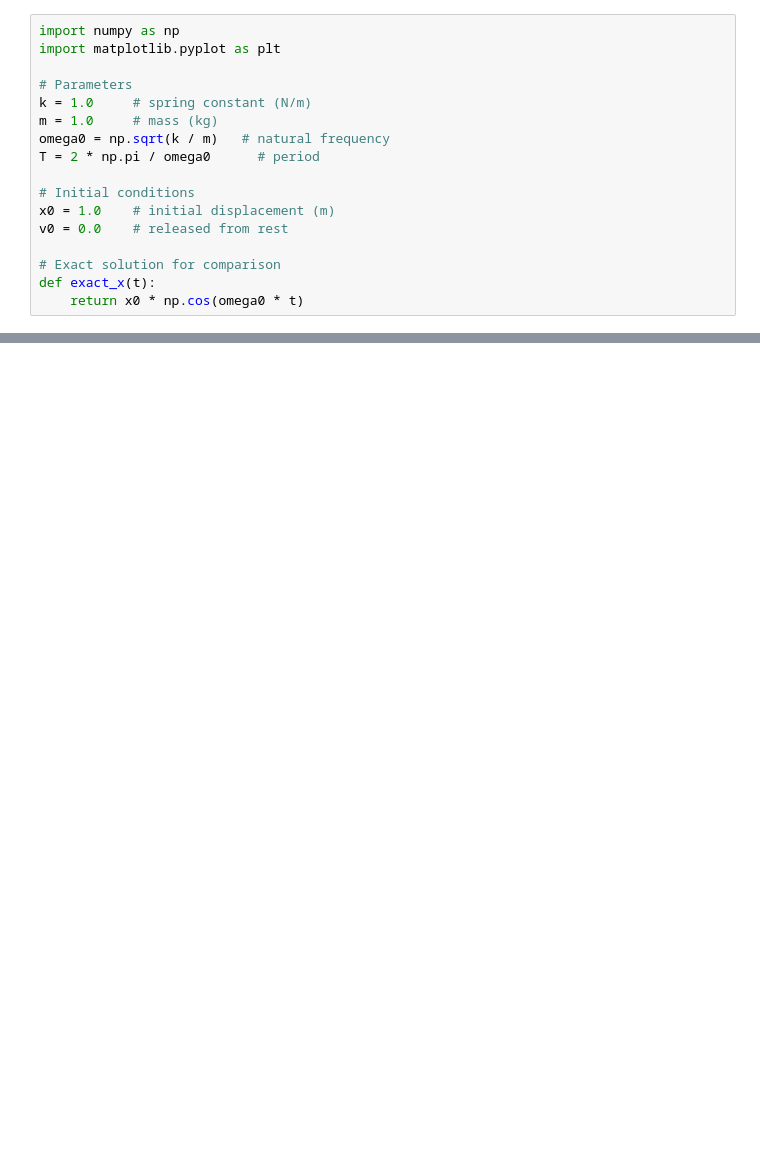
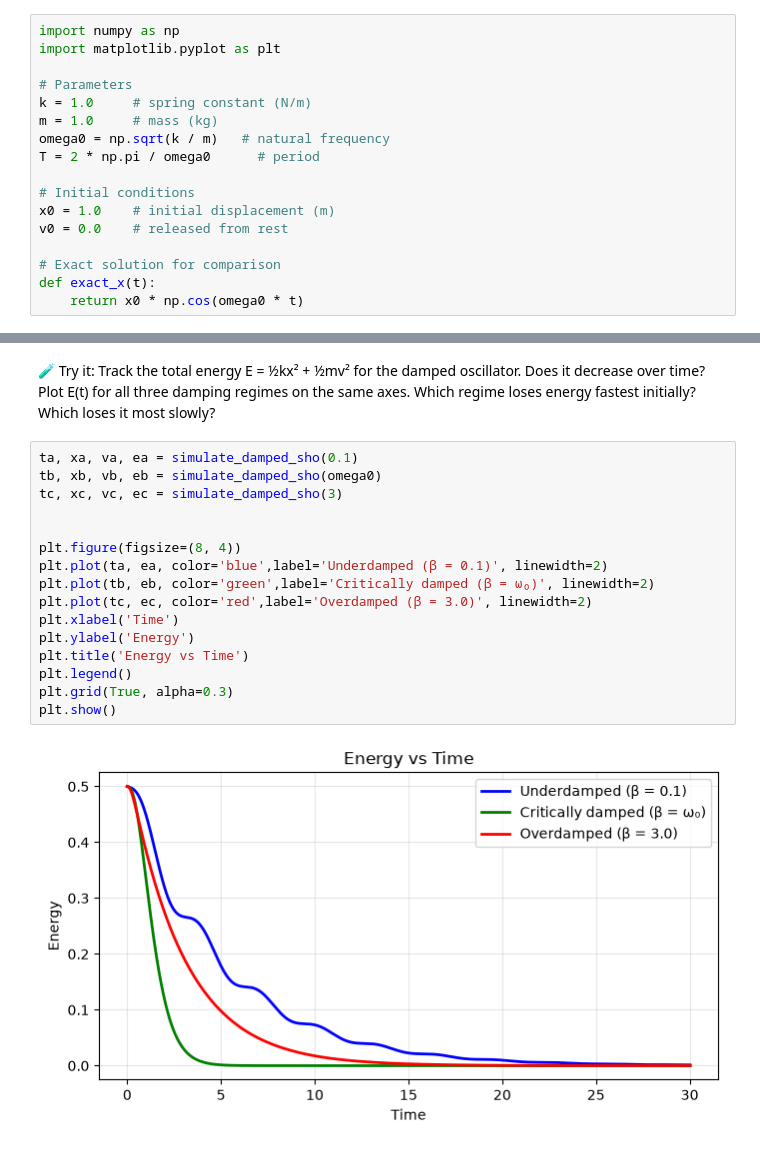
Before and after one commit to inoe-tech/phys311, a Jupyter notebook: labs/Lab 3/Lesson 3.ipynb, the cells around one changed output, grey strips where cells are left out. Saved outputs shown, nothing was run; the diff lists cells and outputs as text; blank space fills up the shorter version.

```diff
--- a/labs/Lab 3/Lesson 3.ipynb
+++ b/labs/Lab 3/Lesson 3.ipynb
@@ -78,0 +189,20 @@ plt.show()
+# %% [markdown]
+🧪 Try it: Track the total energy E = ½kx² + ½mv² for the damped oscillator. Does it decrease over time? Plot E(t) for all three damping regimes on the same axes. Which regime loses energy fastest initially? Which loses it most slowly?
+# %%
+ta, xa, va, ea = simulate_damped_sho(0.1)
+tb, xb, vb, eb = simulate_damped_sho(omega0)
+tc, xc, vc, ec = simulate_damped_sho(3)
+
+
+plt.figure(figsize=(8, 4))
+plt.plot(ta, ea, color='blue',label='Underdamped (β = 0.1)', linewidth=2)
+plt.plot(tb, eb, color='green',label='Critically damped (β = ω₀)', linewidth=2)
+plt.plot(tc, ec, color='red',label='Overdamped (β = 3.0)', linewidth=2)
+plt.xlabel('Time')
+plt.ylabel('Energy')
+plt.title('Energy vs Time')
+plt.legend()
+plt.grid(True, alpha=0.3)
+plt.show()
+# %% [output]
+[figure, added]
```
Also changed, not shown: parts of 11 cells of this notebook, 4 other files.
